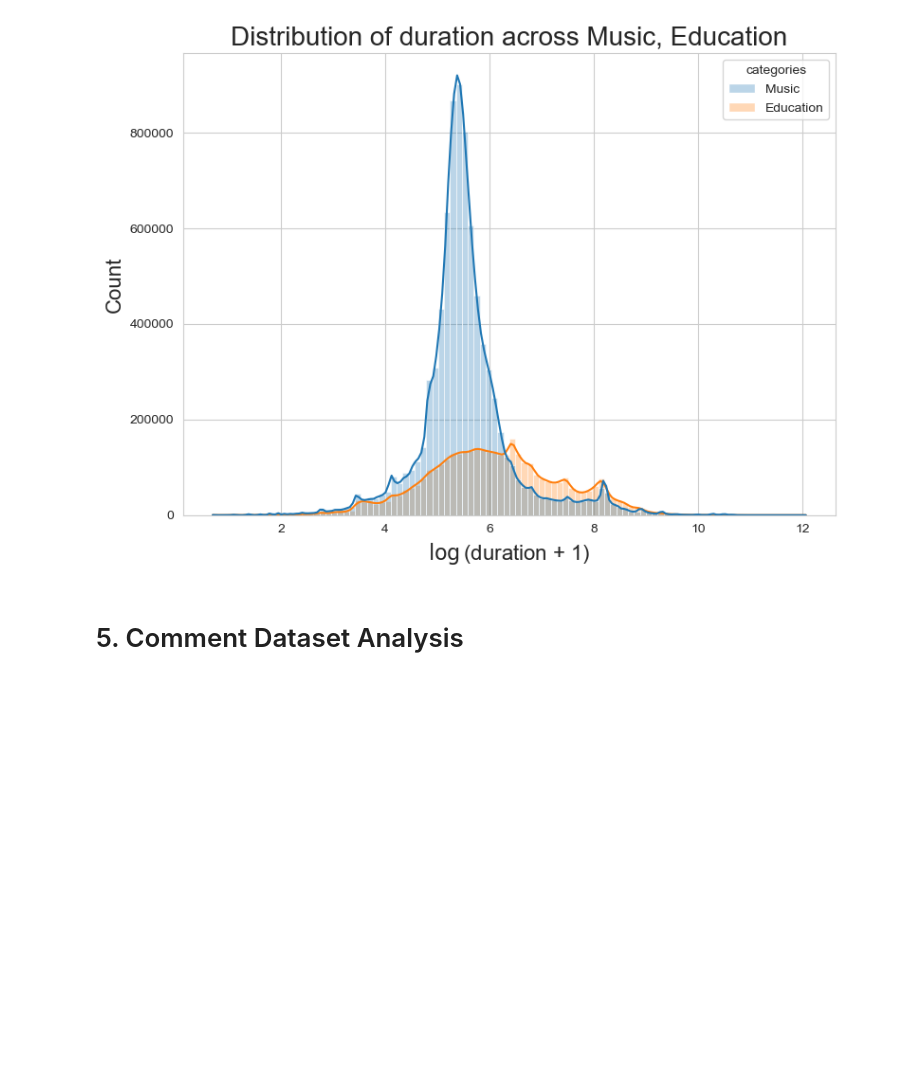
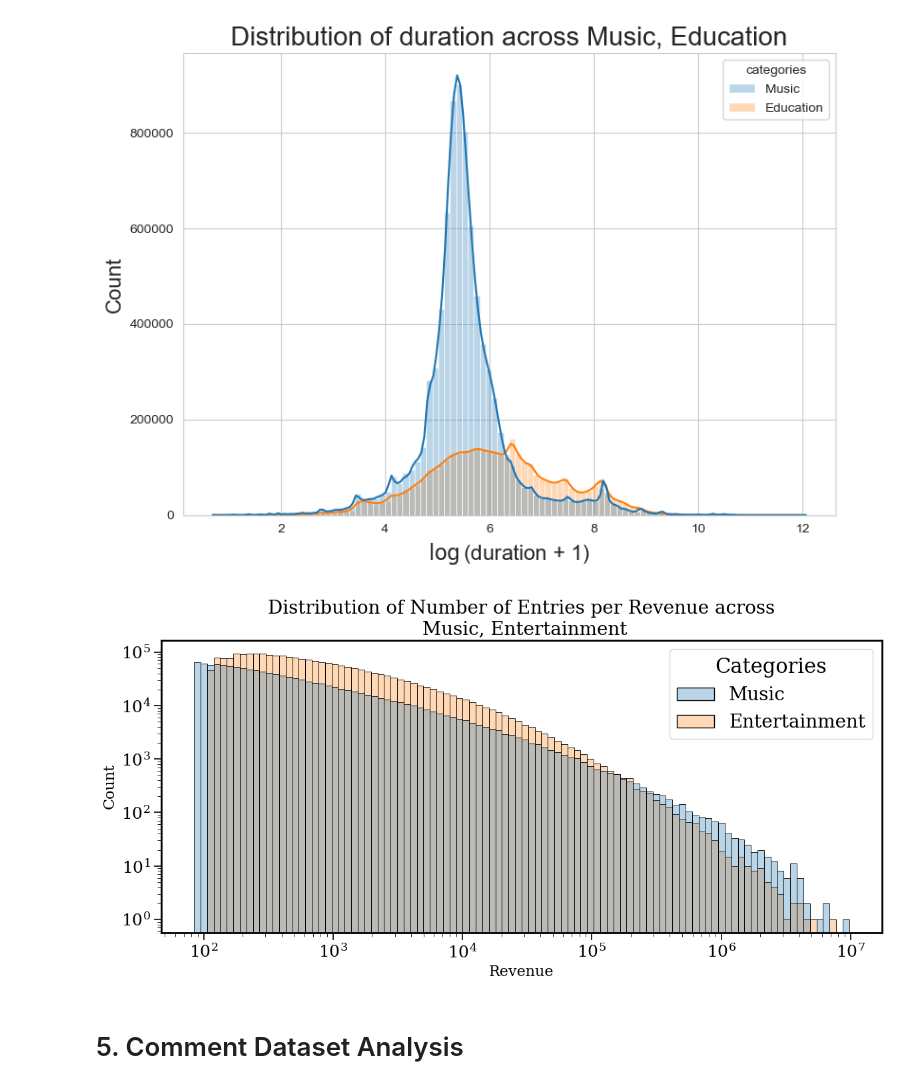
Before and after one commit to epfl-ada/ada-2024-project-tropicaltoucansinsight, a Jupyter notebook: results.ipynb, the cells around one changed output. Drawn from its saved outputs; the diff is of its cells as text; code cells hidden in the pictures; blank space fills up the shorter version.

Commit message:
engagement et monetization dans results

```diff
--- a/results.ipynb
+++ b/results.ipynb
@@ -343,0 +378,43 @@ data_utils.compare_distribution_across_categories(df_metadata_compare,
+# %%
+# cleaning and filtrating more
+
+df_entertainment = df_entertainment[df_entertainment['view_count'] != 0]
+df_music = df_music[df_music['view_count'] != 0]
+
+threshold = df_music['view_count'].quantile(0.85)
+
+df_famous_music = df_music_1[df_music['view_count'] > threshold].copy()
+df_famous_entertainment = df_entertainment[df_entertainment_1['view_count'] > threshold].copy()
+# %%
+# Engagement analysis
+# Creation of engagement score for the 2 datasets
+df_famous_entertainment['engagement_score'] = (
+    ((df_famous_entertainment['like_count'] + df_famous_entertainment['dislike_count']) / df_famous_entertainment['view_count'])
+)
+
+df_famous_music['engagement_score'] = (
+    ((df_famous_music['like_count'] + df_famous_music['dislike_count']) / df_famous_music['view_count'])
+)
+
+# Monetization analysis
+# Définition du CPM hypothétique pour chaque catégorie
+cpm_music = 1.5
+cpm_entertainment = 2.0
+
+# Calculer le revenu estimé pour df_music
+df_famous_music['duration_factor'] = 1 + 0.5 * (df_famous_music['duration'] // 480)  # Facteur pour les durées supérieures à 8 min
+df_famous_music['estimated_revenue'] = (
+    (df_famous_music['view_count'] / 1000) * cpm_music * df_famous_music['duration_factor']
+)
+
+# Calculer le revenu estimé pour df_entertainment
+df_famous_entertainment['duration_factor'] = 1 + 0.5 * (df_famous_entertainment['duration'] // 480)  # Facteur pour les durées supérieures à 8 min
+df_famous_entertainment['estimated_revenue'] = (
+    (df_famous_entertainment['view_count'] / 1000) * cpm_entertainment * df_famous_entertainment['duration_factor']
+)
+
+# now every video has a "estimated revenue" and "engagement score" value
+
+df_famous_metadata_compare =  pd.concat([df_famous_music, df_famous_entertainment], axis=0)
+# %% [output]
+[figure, added]
```
Also changed, not shown: parts of 5 cells of this notebook, 1 other file.
